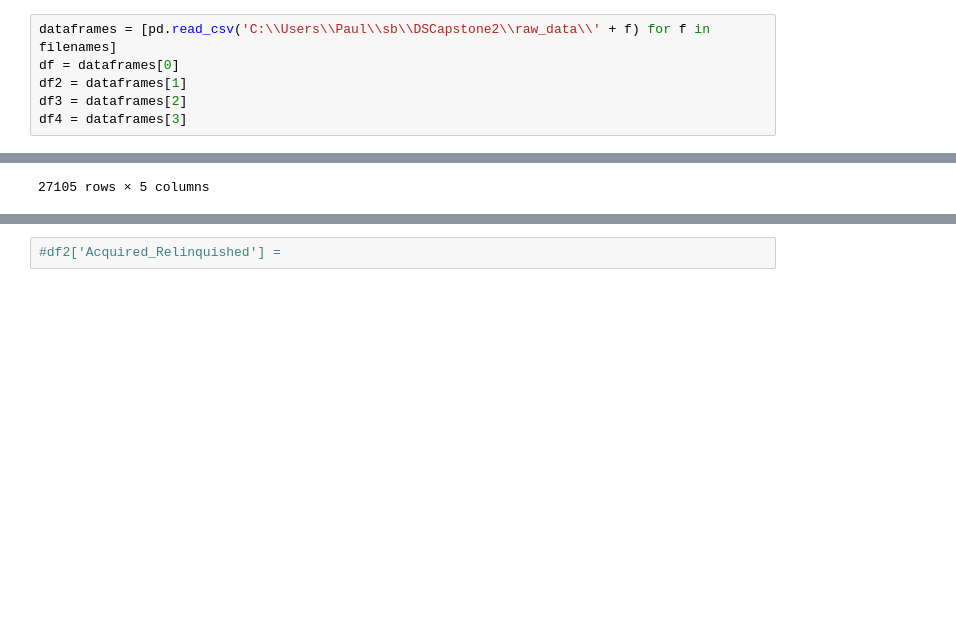
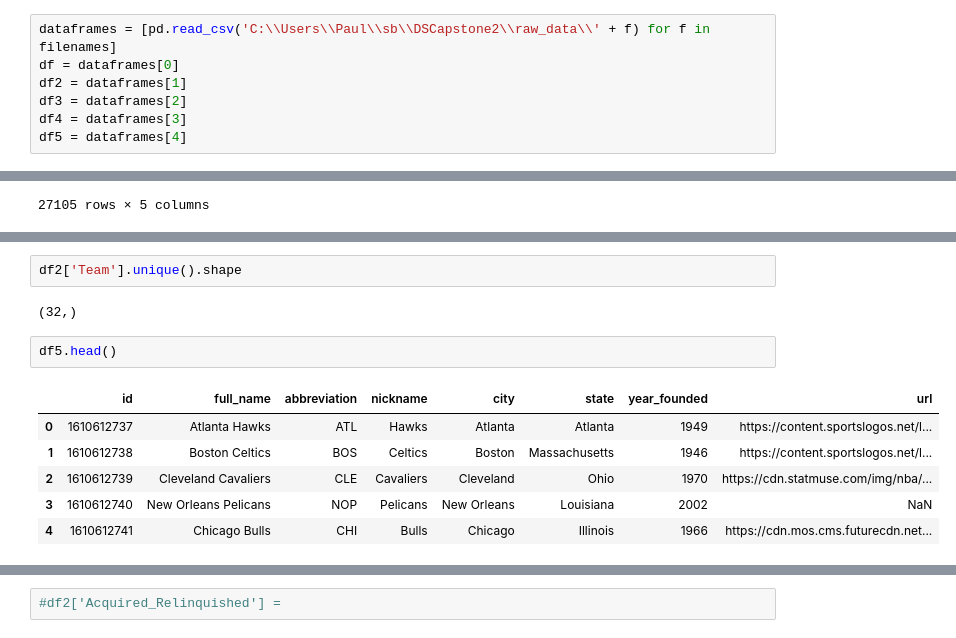
Before and after one commit to pauljacob/DSCapstone2, a Jupyter notebook: 02_Data_Wrangling/02_data_wrangling.ipynb, the cells around one changed output, grey strips where cells are left out. Cells and saved outputs as stored; diff of their text form; blank space fills up the shorter version.

```diff
--- a/02_Data_Wrangling/02_data_wrangling.ipynb
+++ b/02_Data_Wrangling/02_data_wrangling.ipynb
@@ -20,6 +21,7 @@ df = dataframes[0]
 df2 = dataframes[1]
 df3 = dataframes[2]
 df4 = dataframes[3]
+df5 = dataframes[4]
 # %%
 df.info()
 # %% [output]
@@ -313,0 +390,13 @@ plt.subplots_adjust(wspace=0.5);
+# %%
+df2['Team'].unique().shape
+# %% [output]
+(32,)
+# %%
+df5.head()
+# %% [output]
+|  | id | full_name | abbreviation | nickname | city | state | year_founded | url |
+| 0 | 1610612737 | Atlanta Hawks | ATL | Hawks | Atlanta | Atlanta | 1949 | https://content.sportslogos.net/l... |
+| 1 | 1610612738 | Boston Celtics | BOS | Celtics | Boston | Massachusetts | 1946 | https://content.sportslogos.net/l... |
+| 2 | 1610612739 | Cleveland Cavaliers | CLE | Cavaliers | Cleveland | Ohio | 1970 | https://cdn.statmuse.com/img/nba/... |
+| 3 | 1610612740 | New Orleans Pelicans | NOP | Pelicans | New Orleans | Louisiana | 2002 | NaN |
+| 4 | 1610612741 | Chicago Bulls | CHI | Bulls | Chicago | Illinois | 1966 | https://cdn.mos.cms.futurecdn.net... |
```
Also changed, not shown: parts of 22 cells of this notebook, 1 other file.
